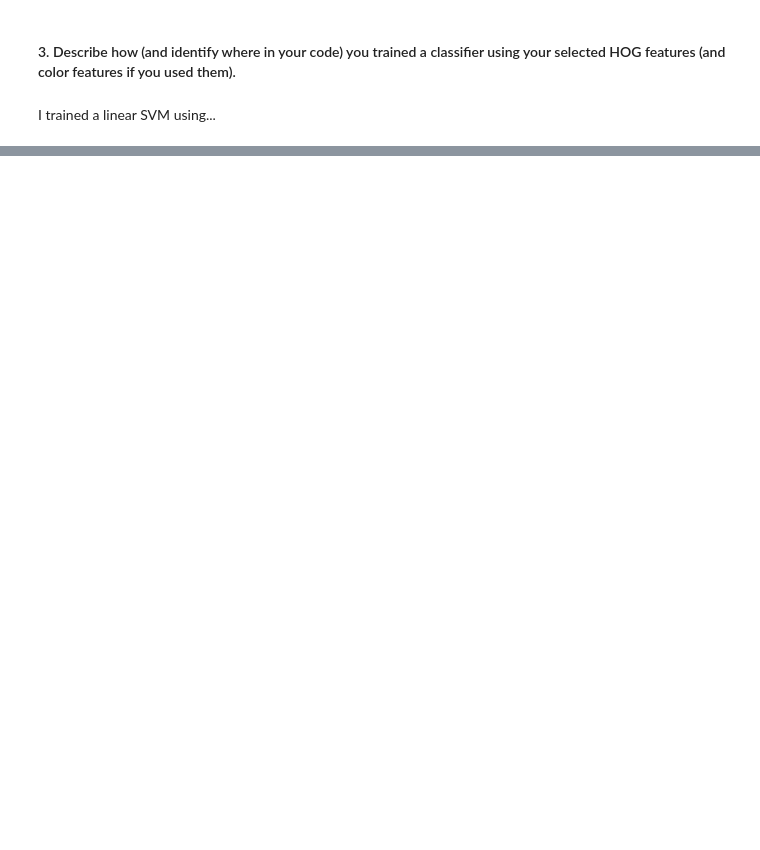
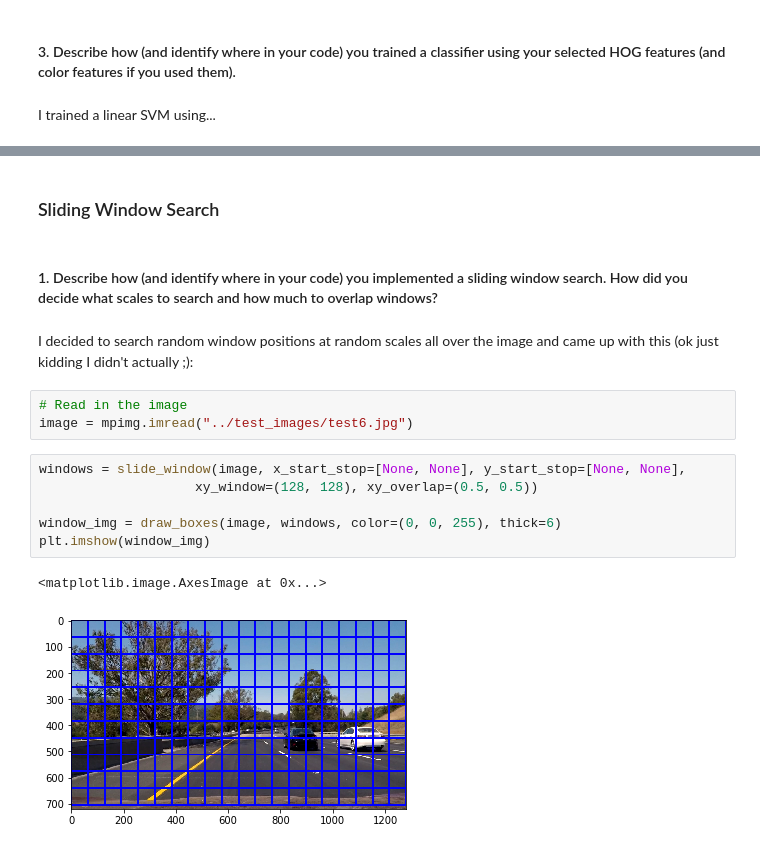
Before and after one commit to calsaviour/sdc, a Jupyter notebook: TermOne/CarND-Vehicle-Detection/submission/writeup.ipynb, the cells around one changed output, grey strips where cells are left out. Drawn from its saved outputs; the diff is of its cells as text; blank space fills up the shorter version.

```diff
--- a/TermOne/CarND-Vehicle-Detection/submission/writeup.ipynb
+++ b/TermOne/CarND-Vehicle-Detection/submission/writeup.ipynb
@@ -272,0 +484,18 @@ I trained a linear SVM using...
+# %% [markdown]
+### Sliding Window Search
+# %% [markdown]
+#### 1. Describe how (and identify where in your code) you implemented a sliding window search. How did you decide what scales to search and how much to overlap windows?
+# %% [markdown]
+I decided to search random window positions at random scales all over the image and came up with this (ok just kidding I didn't actually ;):
+# %%
+# Read in the image
+image = mpimg.imread("../test_images/test6.jpg")
+# %%
+windows = slide_window(image, x_start_stop=[None, None], y_start_stop=[None, None],
+                    xy_window=(128, 128), xy_overlap=(0.5, 0.5))
+
+window_img = draw_boxes(image, windows, color=(0, 0, 255), thick=6)
+plt.imshow(window_img)
+# %% [output]
+<matplotlib.image.AxesImage at 0x...>
+[figure, added]
```
Also changed, not shown: parts of 29 cells of this notebook, 2 other files.
